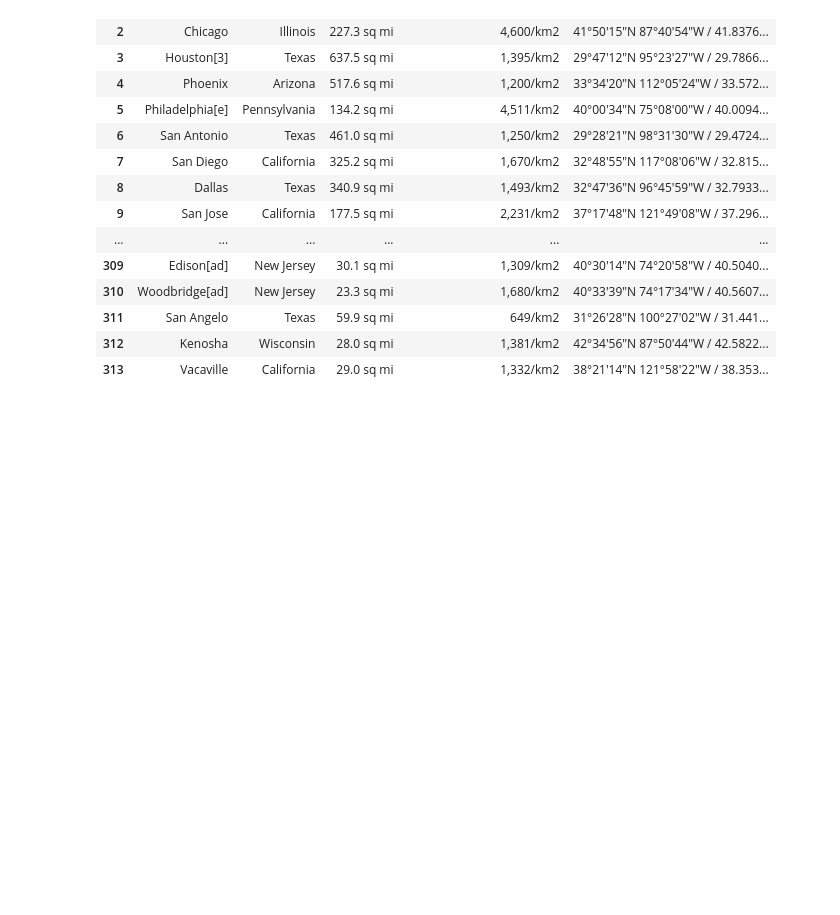
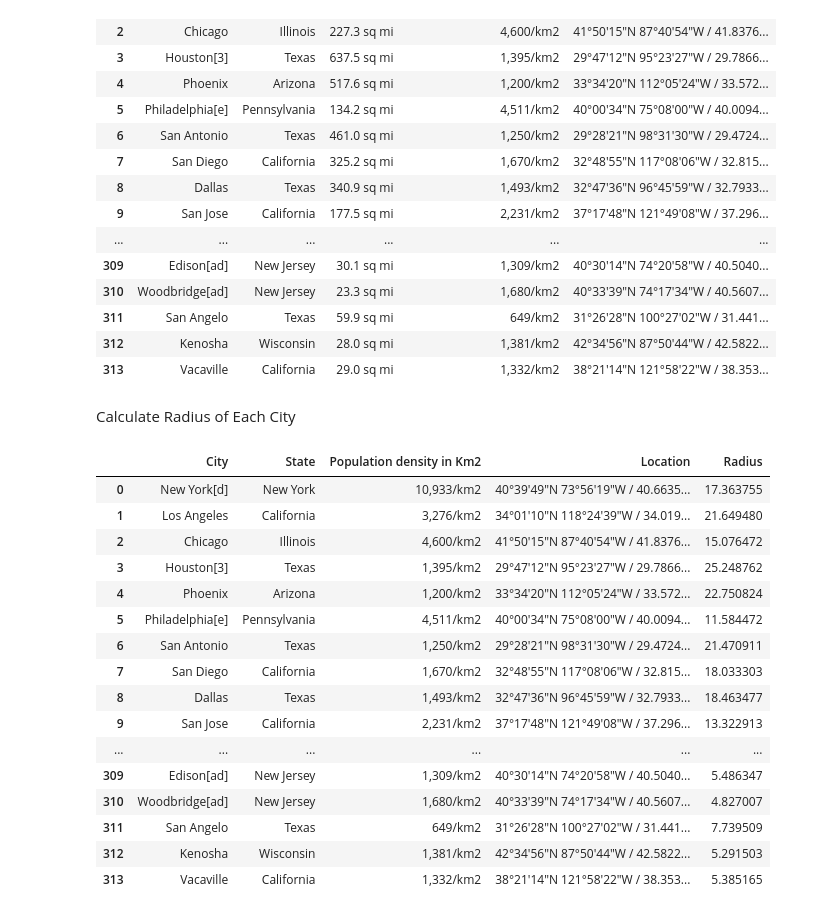
Before and after one commit to gina9779/Coursera_Capstone, a Jupyter notebook: 5.1.ipynb, the cells around one changed output. Cells and saved outputs as stored; diff of their text form; code cells hidden in the pictures; blank space fills up the shorter version.

```diff
--- a/5.1.ipynb
+++ b/5.1.ipynb
@@ -77,3 +77,32 @@ city_df
 | 311 | San Angelo | Texas | 59.9 sq mi | 649/km2 | 31°26′28″N 100°27′02″W﻿ / ﻿31.441... |
 | 312 | Kenosha | Wisconsin | 28.0 sq mi | 1,381/km2 | 42°34′56″N 87°50′44″W﻿ / ﻿42.5822... |
 | 313 | Vacaville | California | 29.0 sq mi | 1,332/km2 | 38°21′14″N 121°58′22″W﻿ / ﻿38.353... |
+# %% [markdown]
+Calculate Radius of Each City
+# %%
+new= city_df["Sq.Area"].str.split("s", n=1, expand = True)
+new = new[0].str.replace(u'\xa0',u'')
+city_df["Sq.Area"] = new.str.replace(',','')
+city_df["Sq.Area"] = city_df["Sq.Area"].astype(float) #Changing datatype to Float
+city_df["Radius"] = np.sqrt(city_df["Sq.Area"]) #Calculating Squareroot
+
+city_df.drop(columns = ["Sq.Area"], inplace = True)
+city_df
+# %% [output]
+|  | City | State | Population density in Km2 | Location | Radius |
+| 0 | New York[d] | New York | 10,933/km2 | 40°39′49″N 73°56′19″W﻿ / ﻿40.6635... | 17.363755 |
+| 1 | Los Angeles | California | 3,276/km2 | 34°01′10″N 118°24′39″W﻿ / ﻿34.019... | 21.649480 |
+| 2 | Chicago | Illinois | 4,600/km2 | 41°50′15″N 87°40′54″W﻿ / ﻿41.8376... | 15.076472 |
+| 3 | Houston[3] | Texas | 1,395/km2 | 29°47′12″N 95°23′27″W﻿ / ﻿29.7866... | 25.248762 |
+| 4 | Phoenix | Arizona | 1,200/km2 | 33°34′20″N 112°05′24″W﻿ / ﻿33.572... | 22.750824 |
+| 5 | Philadelphia[e] | Pennsylvania | 4,511/km2 | 40°00′34″N 75°08′00″W﻿ / ﻿40.0094... | 11.584472 |
+| 6 | San Antonio | Texas | 1,250/km2 | 29°28′21″N 98°31′30″W﻿ / ﻿29.4724... | 21.470911 |
+| 7 | San Diego | California | 1,670/km2 | 32°48′55″N 117°08′06″W﻿ / ﻿32.815... | 18.033303 |
+| 8 | Dallas | Texas | 1,493/km2 | 32°47′36″N 96°45′59″W﻿ / ﻿32.7933... | 18.463477 |
+| 9 | San Jose | California | 2,231/km2 | 37°17′48″N 121°49′08″W﻿ / ﻿37.296... | 13.322913 |
+| ... | ... | ... | ... | ... | ... |
+| 309 | Edison[ad] | New Jersey | 1,309/km2 | 40°30′14″N 74°20′58″W﻿ / ﻿40.5040... | 5.486347 |
+| 310 | Woodbridge[ad] | New Jersey | 1,680/km2 | 40°33′39″N 74°17′34″W﻿ / ﻿40.5607... | 4.827007 |
+| 311 | San Angelo | Texas | 649/km2 | 31°26′28″N 100°27′02″W﻿ / ﻿31.441... | 7.739509 |
+| 312 | Kenosha | Wisconsin | 1,381/km2 | 42°34′56″N 87°50′44″W﻿ / ﻿42.5822... | 5.291503 |
+| 313 | Vacaville | California | 1,332/km2 | 38°21′14″N 121°58′22″W﻿ / ﻿38.353... | 5.385165 |
```
Also changed, not shown: parts of 3 cells of this notebook.
